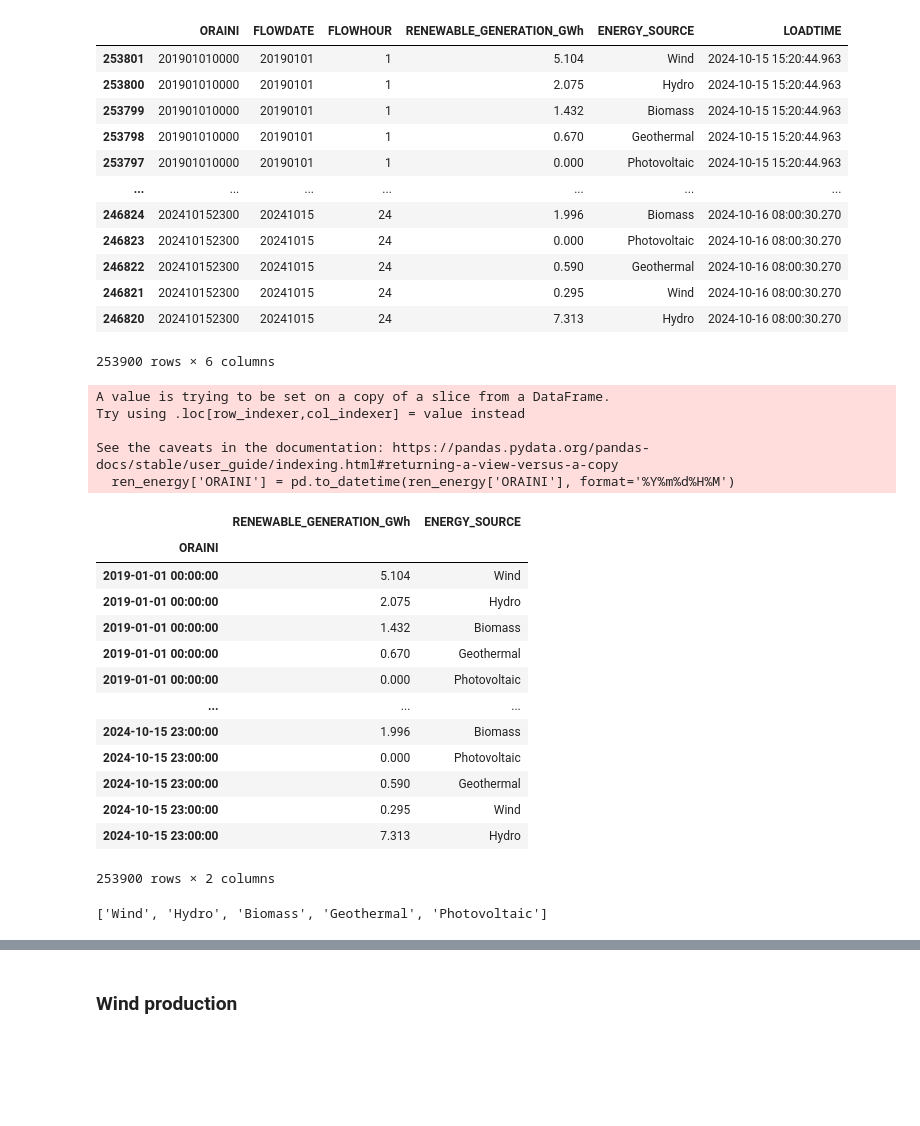
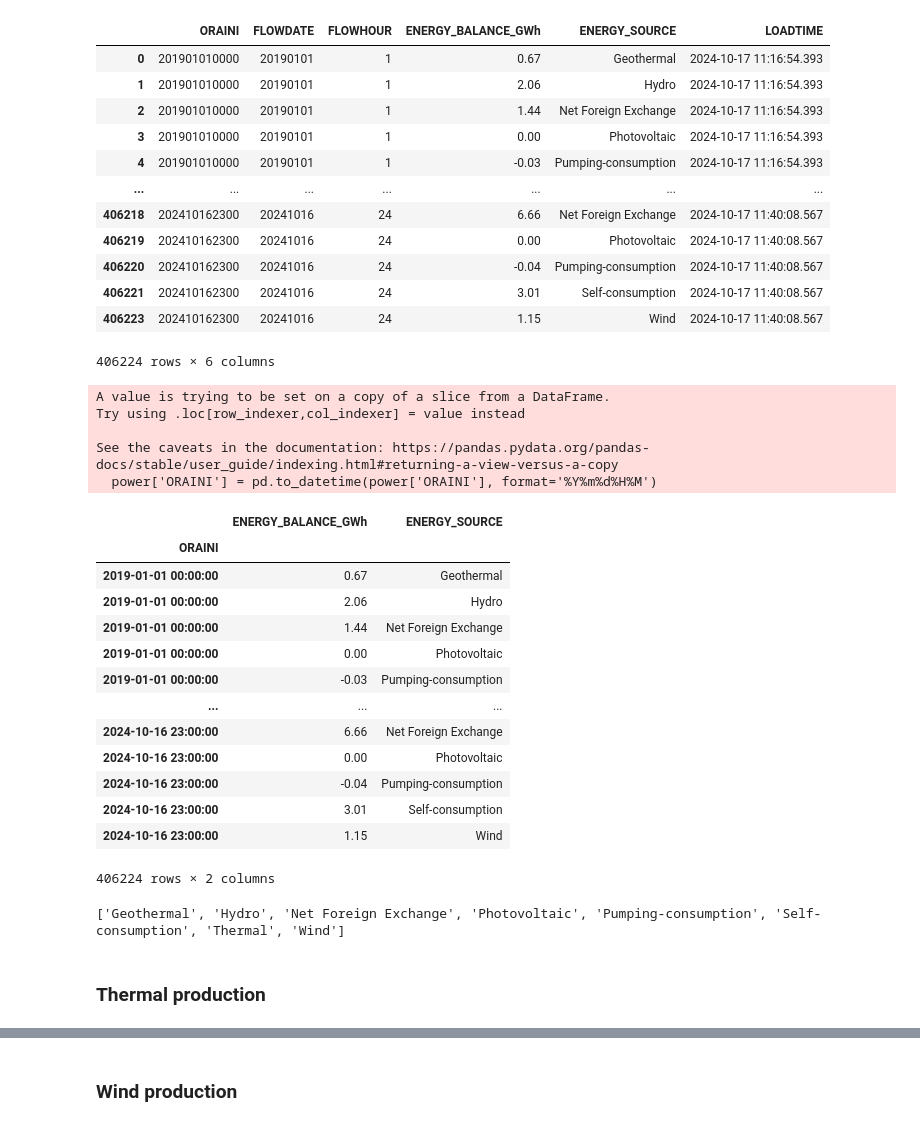
Before and after one commit to samueledelia/Italian-imbalance-forecasting, a Jupyter notebook: notebook/data_exploration/power_generation.ipynb, the cells around one changed output, grey strips where cells are left out. Drawn from its saved outputs; the diff is of its cells as text; code cells hidden in the pictures; blank space fills up the shorter version.

```diff
--- a/notebook/data_exploration/power_generation.ipynb
+++ b/notebook/data_exploration/power_generation.ipynb
@@ -5,67 +5,67 @@ In this case historical data (up to D-1) can be downloaded here in the Download
 # %%
 import sys
 import os
 import pandas as pd
 
 # Add the source directory to the system path
 sys.path.append(os.path.abspath('../../src'))
 from open_data import fetch_db_table_sqlserver16
 import utils
 import importlib
 # Reload the module
 importlib.reload(utils)
 
 # SQL query to fetch data
-sql_query = "SELECT * FROM TERNA_SUNSET_RENEWABLE_GENERATION"
-ren_energy = fetch_db_table_sqlserver16(sql=sql_query, verbose=False)
-ren_energy = ren_energy.sort_values(by='ORAINI')
+sql_query = "SELECT * FROM TERNA_SUNSET_ENERGY_BALANCE"
+power = fetch_db_table_sqlserver16(sql=sql_query, verbose=False)
+power = power.sort_values(by='ORAINI')
 
-ren_energy
+power
 # %% [output]
-|  | ORAINI | FLOWDATE | FLOWHOUR | RENEWABLE_GENERATION_GWh | ENERGY_SOURCE | LOADTIME |
-| 253801 | 201901010000 | 20190101 | 1 | 5.104 | Wind | 2024-10-15 15:20:44.963 |
-| 253800 | 201901010000 | 20190101 | 1 | 2.075 | Hydro | 2024-10-15 15:20:44.963 |
-| 253799 | 201901010000 | 20190101 | 1 | 1.432 | Biomass | 2024-10-15 15:20:44.963 |
-| 253798 | 201901010000 | 20190101 | 1 | 0.670 | Geothermal | 2024-10-15 15:20:44.963 |
-| 253797 | 201901010000 | 20190101 | 1 | 0.000 | Photovoltaic | 2024-10-15 15:20:44.963 |
+|  | ORAINI | FLOWDATE | FLOWHOUR | ENERGY_BALANCE_GWh | ENERGY_SOURCE | LOADTIME |
+| 0 | 201901010000 | 20190101 | 1 | 0.67 | Geothermal | 2024-10-17 11:16:54.393 |
+| 1 | 201901010000 | 20190101 | 1 | 2.06 | Hydro | 2024-10-17 11:16:54.393 |
+| 2 | 201901010000 | 20190101 | 1 | 1.44 | Net Foreign Exchange | 2024-10-17 11:16:54.393 |
+| 3 | 201901010000 | 20190101 | 1 | 0.00 | Photovoltaic | 2024-10-17 11:16:54.393 |
+| 4 | 201901010000 | 20190101 | 1 | -0.03 | Pumping-consumption | 2024-10-17 11:16:54.393 |
 | ... | ... | ... | ... | ... | ... | ... |
-| 246824 | 202410152300 | 20241015 | 24 | 1.996 | Biomass | 2024-10-16 08:00:30.270 |
-| 246823 | 202410152300 | 20241015 | 24 | 0.000 | Photovoltaic | 2024-10-16 08:00:30.270 |
-| 246822 | 202410152300 | 20241015 | 24 | 0.590 | Geothermal | 2024-10-16 08:00:30.270 |
-| 246821 | 202410152300 | 20241015 | 24 | 0.295 | Wind | 2024-10-16 08:00:30.270 |
-| 246820 | 202410152300 | 20241015 | 24 | 7.313 | Hydro | 2024-10-16 08:00:30.270 |
+| 406218 | 202410162300 | 20241016 | 24 | 6.66 | Net Foreign Exchange | 2024-10-17 11:40:08.567 |
+| 406219 | 202410162300 | 20241016 | 24 | 0.00 | Photovoltaic | 2024-10-17 11:40:08.567 |
+| 406220 | 202410162300 | 20241016 | 24 | -0.04 | Pumping-consumption | 2024-10-17 11:40:08.567 |
+| 406221 | 202410162300 | 20241016 | 24 | 3.01 | Self-consumption | 2024-10-17 11:40:08.567 |
+| 406223 | 202410162300 | 20241016 | 24 | 1.15 | Wind | 2024-10-17 11:40:08.567 |
-253900 rows × 6 columns
+406224 rows × 6 columns
 # %%
 # Filter the DataFrame for the relevant columns and rows
-ren_energy = ren_energy[['RENEWABLE_GENERATION_GWh', 'ORAINI', 'ENERGY_SOURCE']]
+power = power[['ENERGY_BALANCE_GWh', 'ORAINI', 'ENERGY_SOURCE']]
 # Convert ORAINI to datetime using the correct method
-ren_energy['ORAINI'] = pd.to_datetime(ren_energy['ORAINI'], format='%Y%m%d%H%M')
-ren_energy.set_index('ORAINI', inplace=True)
+power['ORAINI'] = pd.to_datetime(power['ORAINI'], format='%Y%m%d%H%M')
+power.set_index('ORAINI', inplace=True)
 
-ren_energy
+power
 # %% [output]
 A value is trying to be set on a copy of a slice from a DataFrame.
 Try using .loc[row_indexer,col_indexer] = value instead
 
 See the caveats in the documentation: https://pandas.pydata.org/pandas-docs/stable/user_guide/indexing.html#returning-a-view-versus-a-copy
-  ren_energy['ORAINI'] = pd.to_datetime(ren_energy['ORAINI'], format='%Y%m%d%H%M')
+  power['ORAINI'] = pd.to_datetime(power['ORAINI'], format='%Y%m%d%H%M')
-|  | RENEWABLE_GENERATION_GWh | ENERGY_SOURCE |
+|  | ENERGY_BALANCE_GWh | ENERGY_SOURCE |
 | ORAINI |  |  |
-| 2019-01-01 00:00:00 | 5.104 | Wind |
-| 2019-01-01 00:00:00 | 2.075 | Hydro |
-| 2019-01-01 00:00:00 | 1.432 | Biomass |
-| 2019-01-01 00:00:00 | 0.670 | Geothermal |
-| 2019-01-01 00:00:00 | 0.000 | Photovoltaic |
+| 2019-01-01 00:00:00 | 0.67 | Geothermal |
+| 2019-01-01 00:00:00 | 2.06 | Hydro |
+| 2019-01-01 00:00:00 | 1.44 | Net Foreign Exchange |
+| 2019-01-01 00:00:00 | 0.00 | Photovoltaic |
+| 2019-01-01 00:00:00 | -0.03 | Pumping-consumption |
 | ... | ... | ... |
-| 2024-10-15 23:00:00 | 1.996 | Biomass |
-| 2024-10-15 23:00:00 | 0.000 | Photovoltaic |
-| 2024-10-15 23:00:00 | 0.590 | Geothermal |
-| 2024-10-15 23:00:00 | 0.295 | Wind |
-| 2024-10-15 23:00:00 | 7.313 | Hydro |
+| 2024-10-16 23:00:00 | 6.66 | Net Foreign Exchange |
+| 2024-10-16 23:00:00 | 0.00 | Photovoltaic |
+| 2024-10-16 23:00:00 | -0.04 | Pumping-consumption |
+| 2024-10-16 23:00:00 | 3.01 | Self-consumption |
+| 2024-10-16 23:00:00 | 1.15 | Wind |
-253900 rows × 2 columns
+406224 rows × 2 columns
 # %%
 # Get unique labels of the ENERGY_SOURCE
-unique_energy_sources = ren_energy['ENERGY_SOURCE'].unique()
+unique_energy_sources = power['ENERGY_SOURCE'].unique()
 
 # Convert to list if needed
 energy_sources_list = unique_energy_sources.tolist()
@@ -73,5 +73,5 @@ energy_sources_list = unique_energy_sources.tolist()
 # Display the unique energy sources
 print(energy_sources_list)
 # %% [output]
-['Wind', 'Hydro', 'Biomass', 'Geothermal', 'Photovoltaic']
+['Geothermal', 'Hydro', 'Net Foreign Exchange', 'Photovoltaic', 'Pumping-consumption', 'Self-consumption', 'Thermal', 'Wind']
 # %%
@@ -82,0 +84,2 @@ geothermal = utils.filter_and_rename_energy_source(ren_energy, 'Geothermal', 'WI
+# %% [markdown]
+### Thermal production
```
Also changed, not shown: parts of 36 cells of this notebook, 6 other files.
